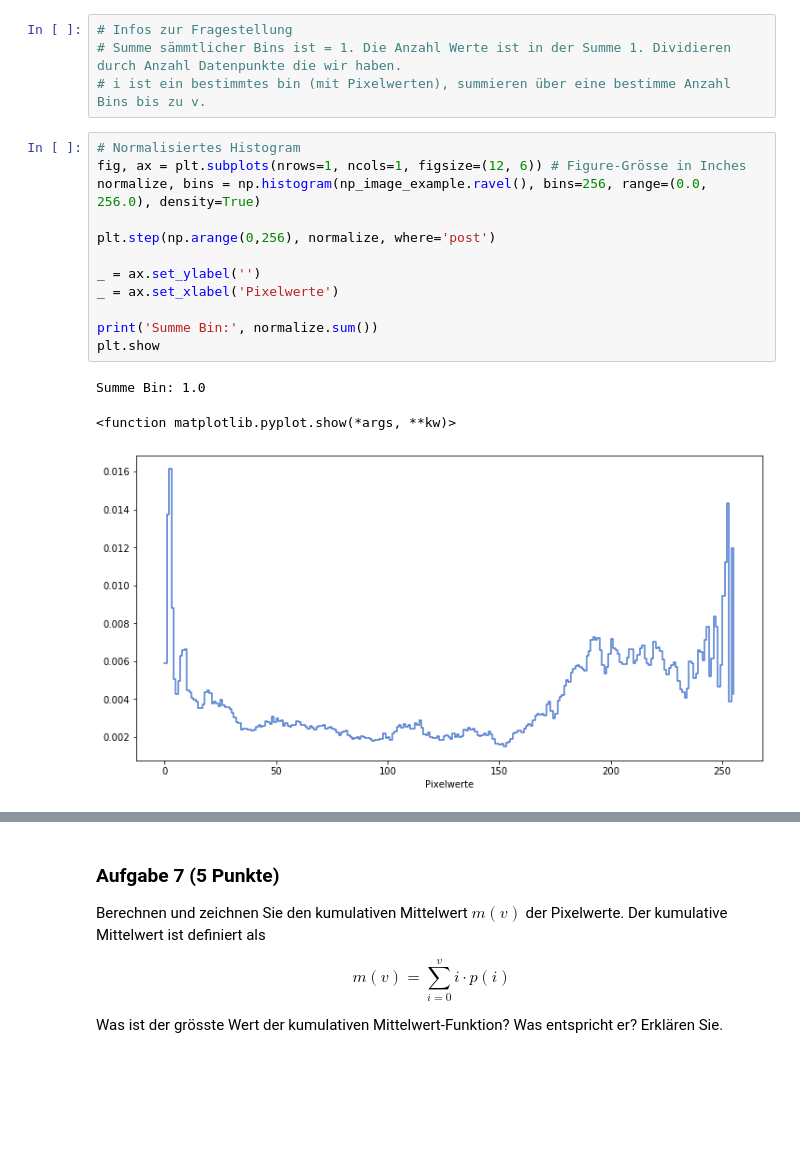
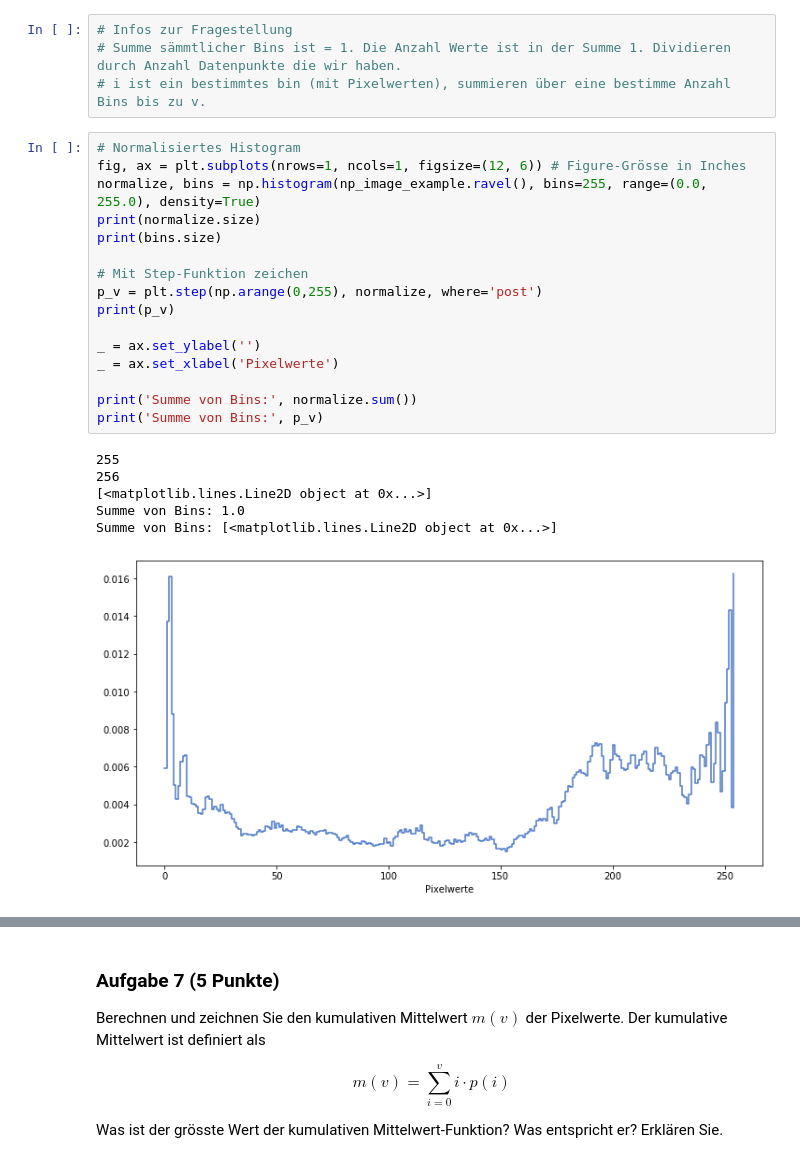
Before and after one commit to JuliaLauraMueller/dsp_hs2019, a Jupyter notebook: assignments/assignment07/exercise07.ipynb, the cells around one changed output, grey strips where cells are left out. Drawn from its saved outputs; the diff is of its cells as text; blank space fills up the shorter version.

```diff
--- a/assignments/assignment07/exercise07.ipynb
+++ b/assignments/assignment07/exercise07.ipynb
@@ -256,19 +244,26 @@ Zeichnen Sie die Funktionen als Stufenfunktionen mit der `matplotlib`-Funktion `
 # %%
 # Normalisiertes Histogram
 fig, ax = plt.subplots(nrows=1, ncols=1, figsize=(12, 6)) # Figure-Grösse in Inches
-normalize, bins = np.histogram(np_image_example.ravel(), bins=256, range=(0.0, 256.0), density=True)
+normalize, bins = np.histogram(np_image_example.ravel(), bins=255, range=(0.0, 255.0), density=True)
+print(normalize.size)
+print(bins.size)
 
-plt.step(np.arange(0,256), normalize, where='post')
+# Mit Step-Funktion zeichen
+p_v = plt.step(np.arange(0,255), normalize, where='post')
+print(p_v)
 
 _ = ax.set_ylabel('')
 _ = ax.set_xlabel('Pixelwerte')
 
-print('Summe Bin:', normalize.sum())
-plt.show
+print('Summe von Bins:', normalize.sum())
+print('Summe von Bins:', p_v)
 # %% [output]
-Summe Bin: 1.0
+255
+256
+[<matplotlib.lines.Line2D object at 0x...>]
+Summe von Bins: 1.0
+Summe von Bins: [<matplotlib.lines.Line2D object at 0x...>]
-<function matplotlib.pyplot.show(*args, **kw)>
-[figure, old version]
+[figure, new version]
 # %%
 # Histogram mit kumulative Summe
 fig, ax = plt.subplots(nrows=1, ncols=1, figsize=(12, 6)) # Figure-Grösse in Inches
```
Also changed, not shown: parts of 11 cells of this notebook.
